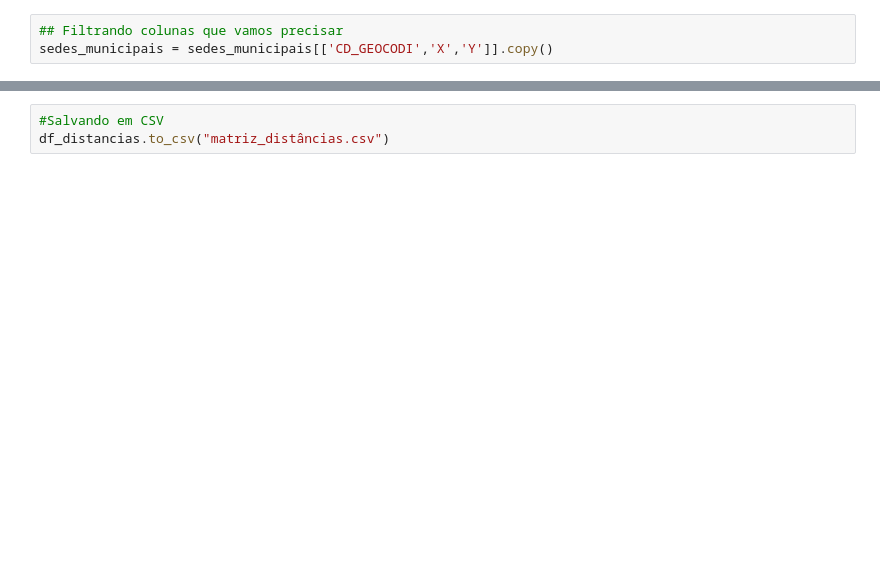
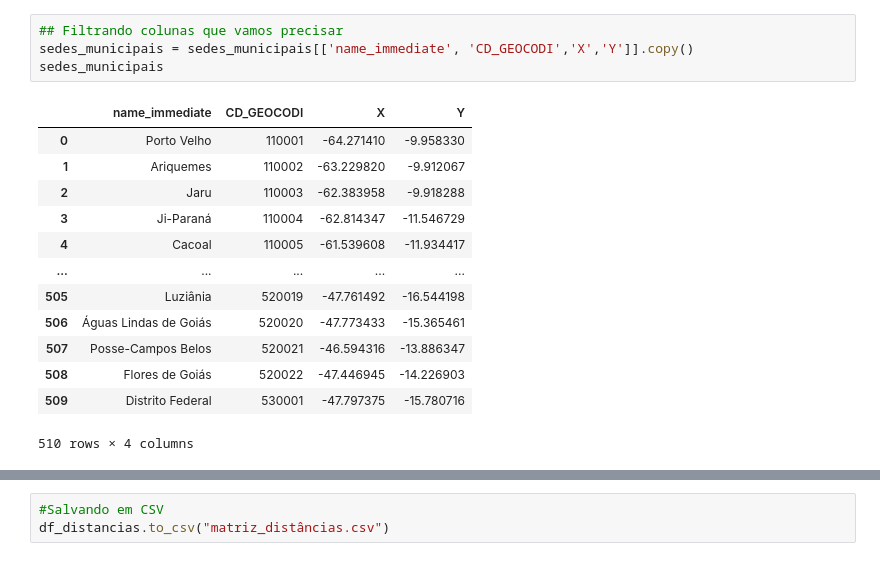
Before and after one commit to CDA-EPCWeb/Tratamento-de-dados, a Jupyter notebook: Distancia polos/CalcuoMatrizDistâncias.ipynb, the cells around one changed output, grey strips where cells are left out. Drawn from its saved outputs; the diff is of its cells as text; blank space fills up the shorter version.

```diff
--- a/Distancia polos/CalcuoMatrizDistâncias.ipynb
+++ b/Distancia polos/CalcuoMatrizDistâncias.ipynb
@@ -17,5 +36,20 @@ sedes_municipais['Y']=sedes_municipais.apply(lambda x:x.geometry.centroid.y, axi
 # %%
 ## Filtrando colunas que vamos precisar
-sedes_municipais = sedes_municipais[['CD_GEOCODI','X','Y']].copy()
+sedes_municipais = sedes_municipais[['name_immediate', 'CD_GEOCODI','X','Y']].copy()
+sedes_municipais
+# %% [output]
+|  | name_immediate | CD_GEOCODI | X | Y |
+| 0 | Porto Velho | 110001 | -64.271410 | -9.958330 |
+| 1 | Ariquemes | 110002 | -63.229820 | -9.912067 |
+| 2 | Jaru | 110003 | -62.383958 | -9.918288 |
+| 3 | Ji-Paraná | 110004 | -62.814347 | -11.546729 |
+| 4 | Cacoal | 110005 | -61.539608 | -11.934417 |
+| ... | ... | ... | ... | ... |
+| 505 | Luziânia | 520019 | -47.761492 | -16.544198 |
+| 506 | Águas Lindas de Goiás | 520020 | -47.773433 | -15.365461 |
+| 507 | Posse-Campos Belos | 520021 | -46.594316 | -13.886347 |
+| 508 | Flores de Goiás | 520022 | -47.446945 | -14.226903 |
+| 509 | Distrito Federal | 530001 | -47.797375 | -15.780716 |
+510 rows × 4 columns
 # %%
 ## Unindo o dataframes de municipios polo com o de coordenadas dos município
```
Also changed, not shown: parts of 9 cells of this notebook, 2 other files.
